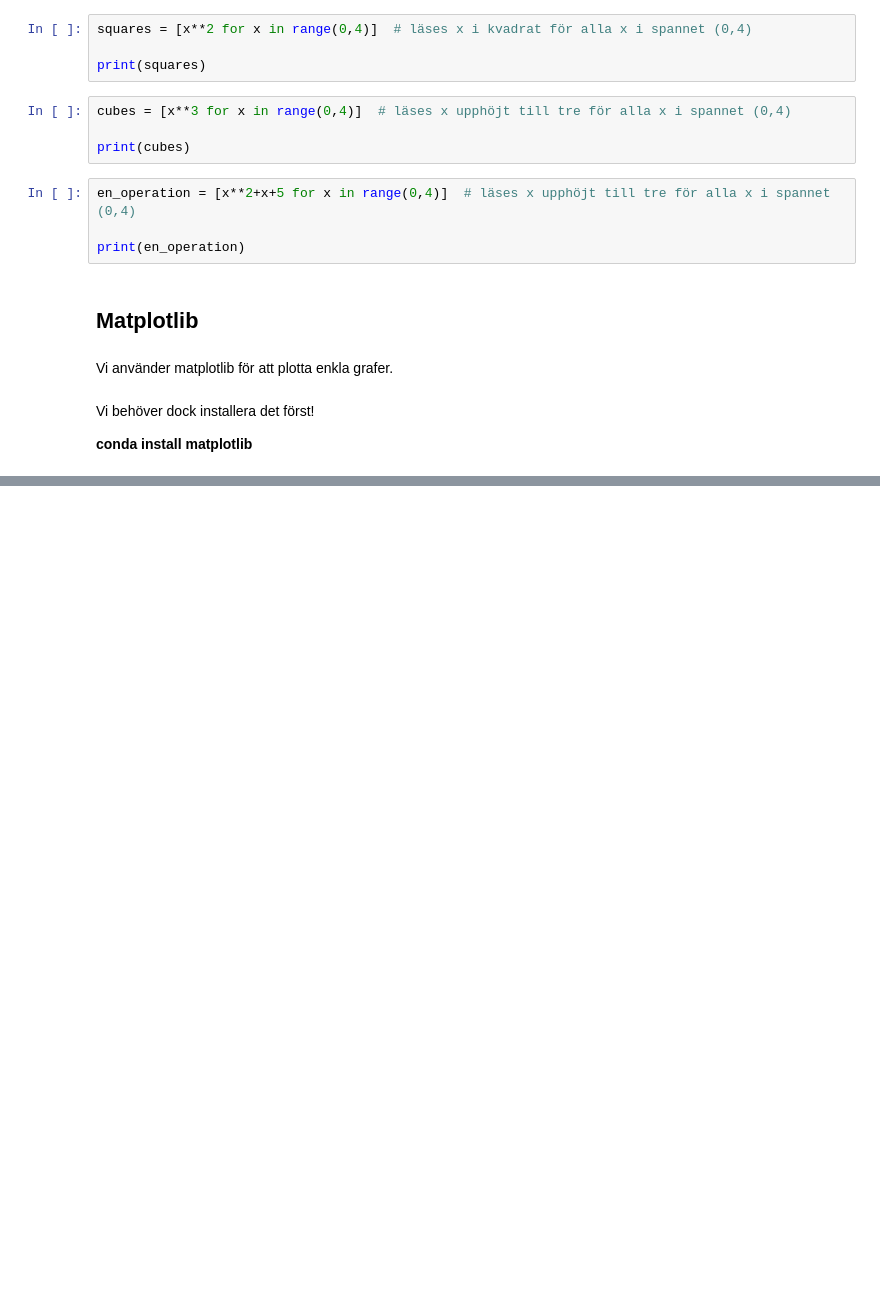
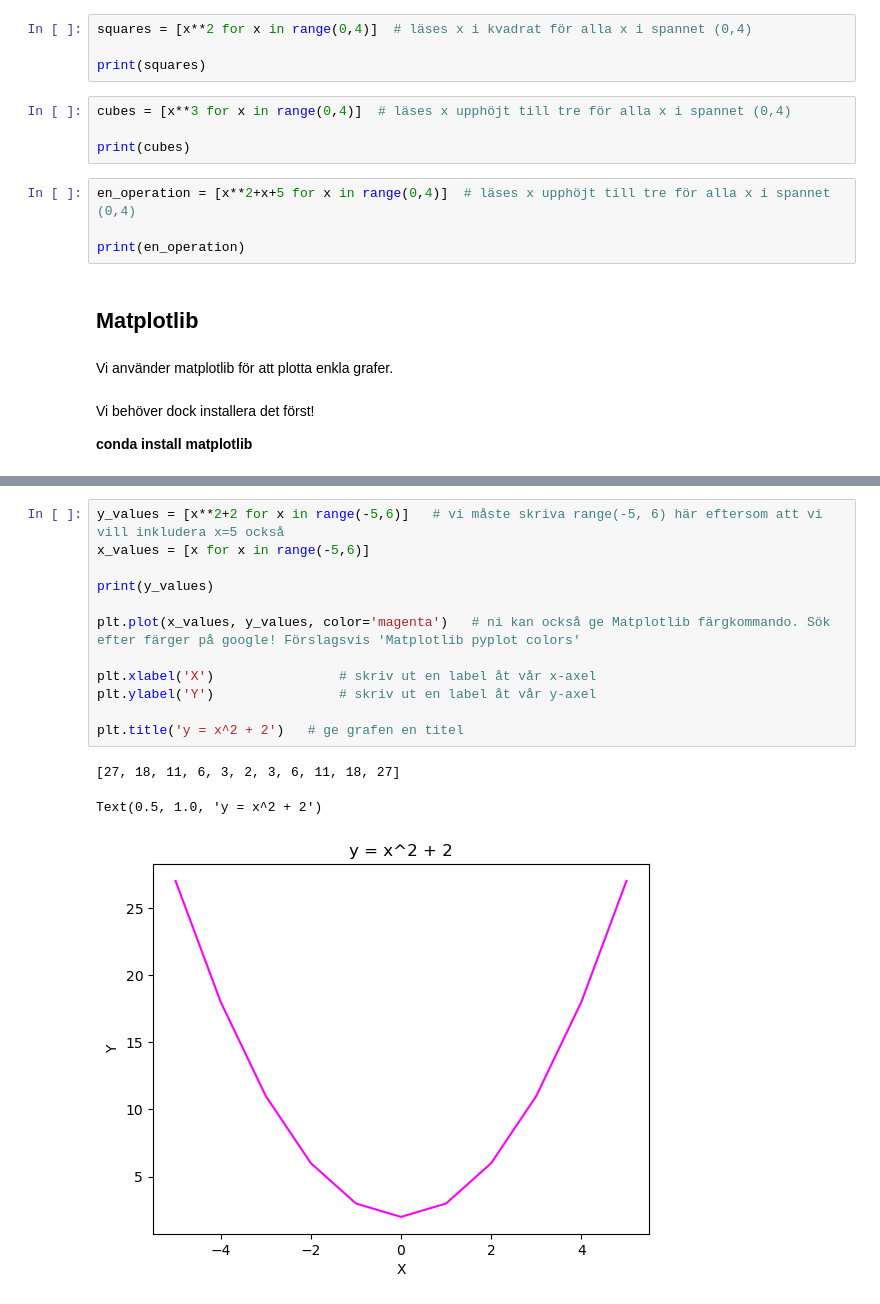
Before and after one commit to aleylani/Python, a Jupyter notebook: code_alongs/L04_lists.ipynb, the cells around one changed output, grey strips where cells are left out. Saved outputs shown, nothing was run; the diff lists cells and outputs as text; blank space fills up the shorter version.

```diff
--- a/code_alongs/L04_lists.ipynb
+++ b/code_alongs/L04_lists.ipynb
@@ -131,0 +173,16 @@ Vi behöver dock installera det först!
+# %%
+y_values = [x**2+2 for x in range(-5,6)]   # vi måste skriva range(-5, 6) här eftersom att vi vill inkludera x=5 också
+x_values = [x for x in range(-5,6)]
+
+print(y_values)
+
+plt.plot(x_values, y_values, color='magenta')   # ni kan också ge Matplotlib färgkommando. Sök efter färger på google! Förslagsvis 'Matplotlib pyplot colors'
+
+plt.xlabel('X')                # skriv ut en label åt vår x-axel
+plt.ylabel('Y')                # skriv ut en label åt vår y-axel
+
+plt.title('y = x^2 + 2')   # ge grafen en titel
+# %% [output]
+[27, 18, 11, 6, 3, 2, 3, 6, 11, 18, 27]
+Text(0.5, 1.0, 'y = x^2 + 2')
+[figure, added]
```
Also changed, not shown: parts of 11 cells of this notebook.
